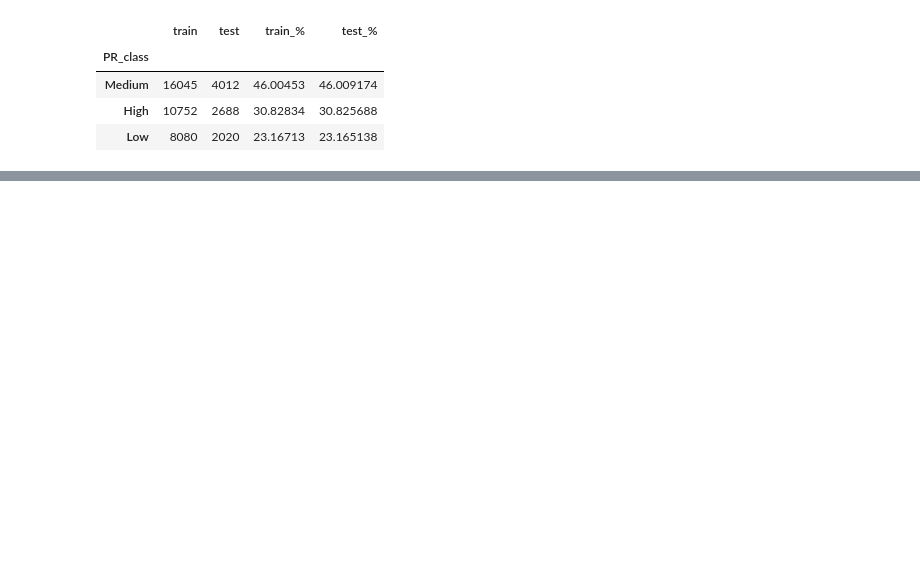
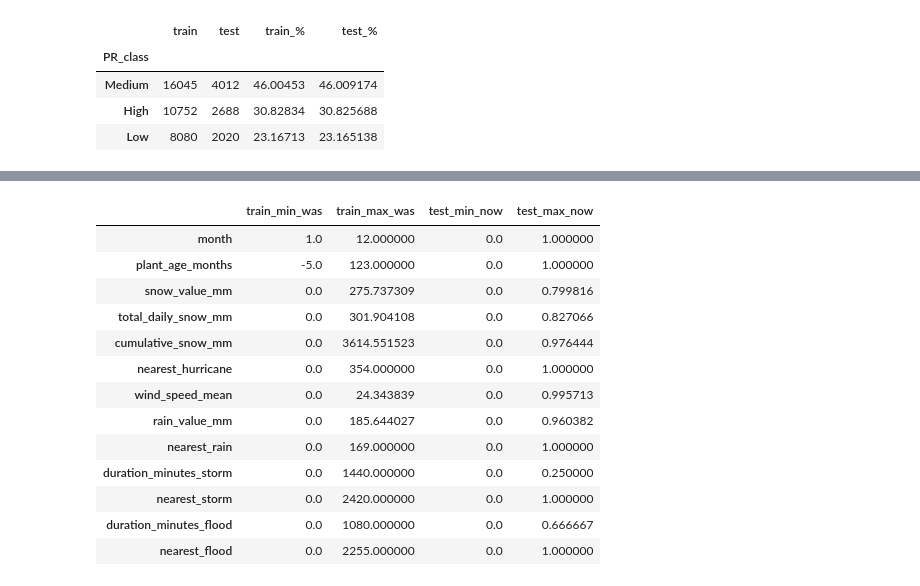
Before and after one commit to ilikecheezits/ml-q1, a Jupyter notebook: prepare_data.ipynb, the cells around one changed output, grey strips where cells are left out. Cells and saved outputs as stored; diff of their text form; code cells hidden in the pictures; blank space fills up the shorter version.

```diff
--- a/prepare_data.ipynb
+++ b/prepare_data.ipynb
@@ -232,0 +260,14 @@ print(train.shape, test.shape)
+# %%
+train, test = train.copy(), test.copy()
+
+constant = [c for c in train.columns if train[c].nunique() == 1]
+train, test = train.drop(columns=constant), test.drop(columns=constant)
+print("constant, dropped:", constant)
+
+attributes = train.columns.drop("PR_class")
+indicators = [c for c in attributes if set(train[c].dropna()) <= {0, 1}]
+nominal = [c for c in attributes if train[c].dtype.kind not in "iuf" or c in indicators]
+numeric = [c for c in attributes if c not in nominal]
+
+print(len(nominal), "nominal:", nominal)
+print(len(numeric), "numeric:", numeric)
@@ -232,0 +282,9 @@ print(train.shape, test.shape)
+# %%
+fill = pd.concat([train[numeric].mean(), train[nominal].mode().iloc[0]])
+
+before = pd.DataFrame({"train_missing": train.isna().sum(), "test_missing": test.isna().sum(), "filled_with": fill})
+train, test = train.fillna(fill), test.fillna(fill)
+train[indicators], test[indicators] = train[indicators].astype(int), test[indicators].astype(int)
+
+print("missing after imputation:", train.isna().sum().sum(), "train,", test.isna().sum().sum(), "test")
+before[before.train_missing + before.test_missing > 0]
@@ -232,0 +311,23 @@ print(train.shape, test.shape)
+# %%
+low, high = train[numeric].min(), train[numeric].max()
+
+train[numeric] = (train[numeric] - low) / (high - low)
+test[numeric] = (test[numeric] - low) / (high - low)
+
+pd.DataFrame({"train_min_was": low, "train_max_was": high,
+              "test_min_now": test[numeric].min(), "test_max_now": test[numeric].max()})
+# %% [output]
+|  | train_min_was | train_max_was | test_min_now | test_max_now |
+| month | 1.0 | 12.000000 | 0.0 | 1.000000 |
+| plant_age_months | -5.0 | 123.000000 | 0.0 | 1.000000 |
+| snow_value_mm | 0.0 | 275.737309 | 0.0 | 0.799816 |
+| total_daily_snow_mm | 0.0 | 301.904108 | 0.0 | 0.827066 |
+| cumulative_snow_mm | 0.0 | 3614.551523 | 0.0 | 0.976444 |
+| nearest_hurricane | 0.0 | 354.000000 | 0.0 | 1.000000 |
+| wind_speed_mean | 0.0 | 24.343839 | 0.0 | 0.995713 |
+| rain_value_mm | 0.0 | 185.644027 | 0.0 | 0.960382 |
+| nearest_rain | 0.0 | 169.000000 | 0.0 | 1.000000 |
+| duration_minutes_storm | 0.0 | 1440.000000 | 0.0 | 0.250000 |
+| nearest_storm | 0.0 | 2420.000000 | 0.0 | 1.000000 |
+| duration_minutes_flood | 0.0 | 1080.000000 | 0.0 | 0.666667 |
+| nearest_flood | 0.0 | 2255.000000 | 0.0 | 1.000000 |
```
Also changed, not shown: parts of 31 cells of this notebook, 3 other files.
